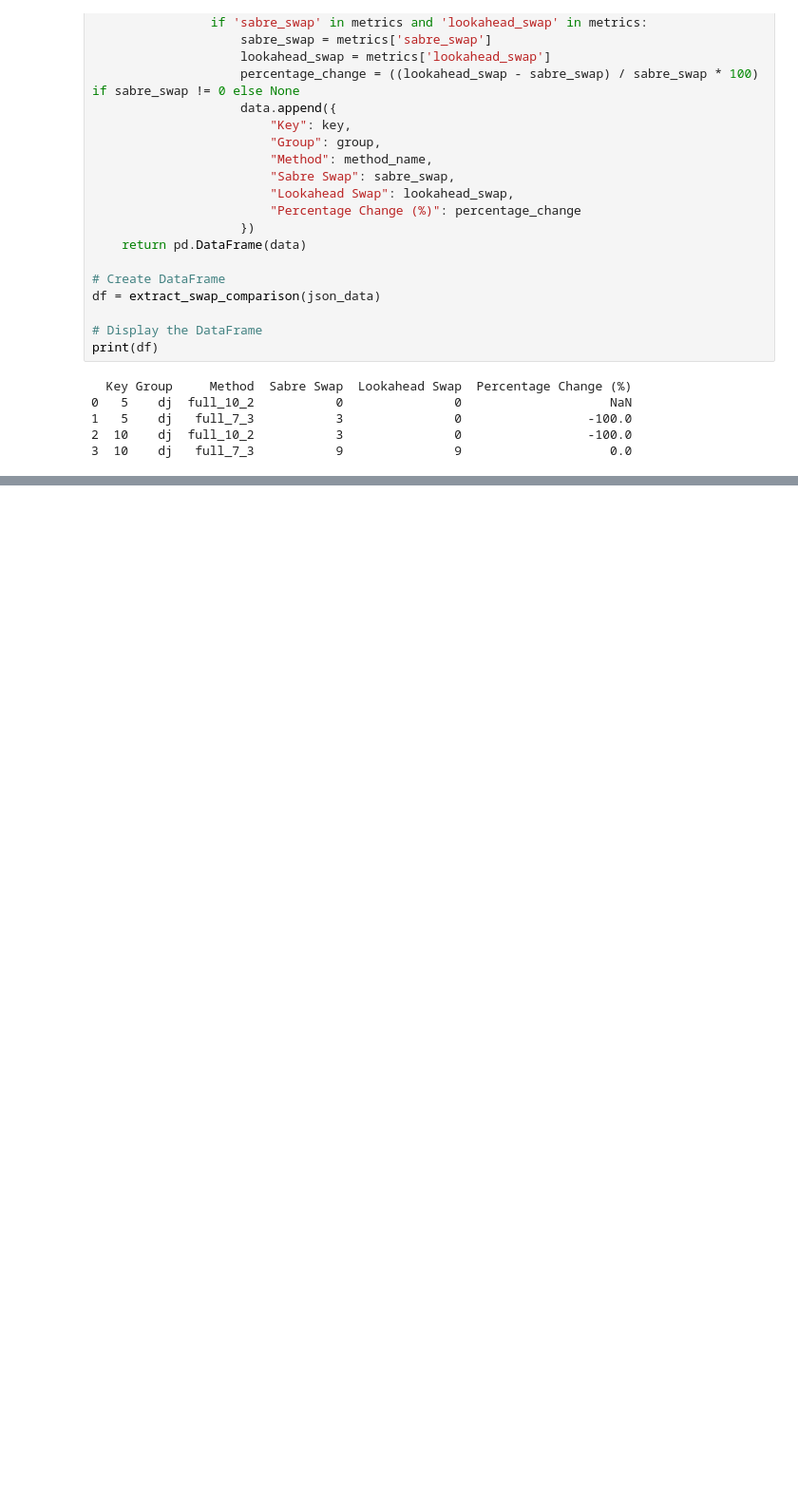
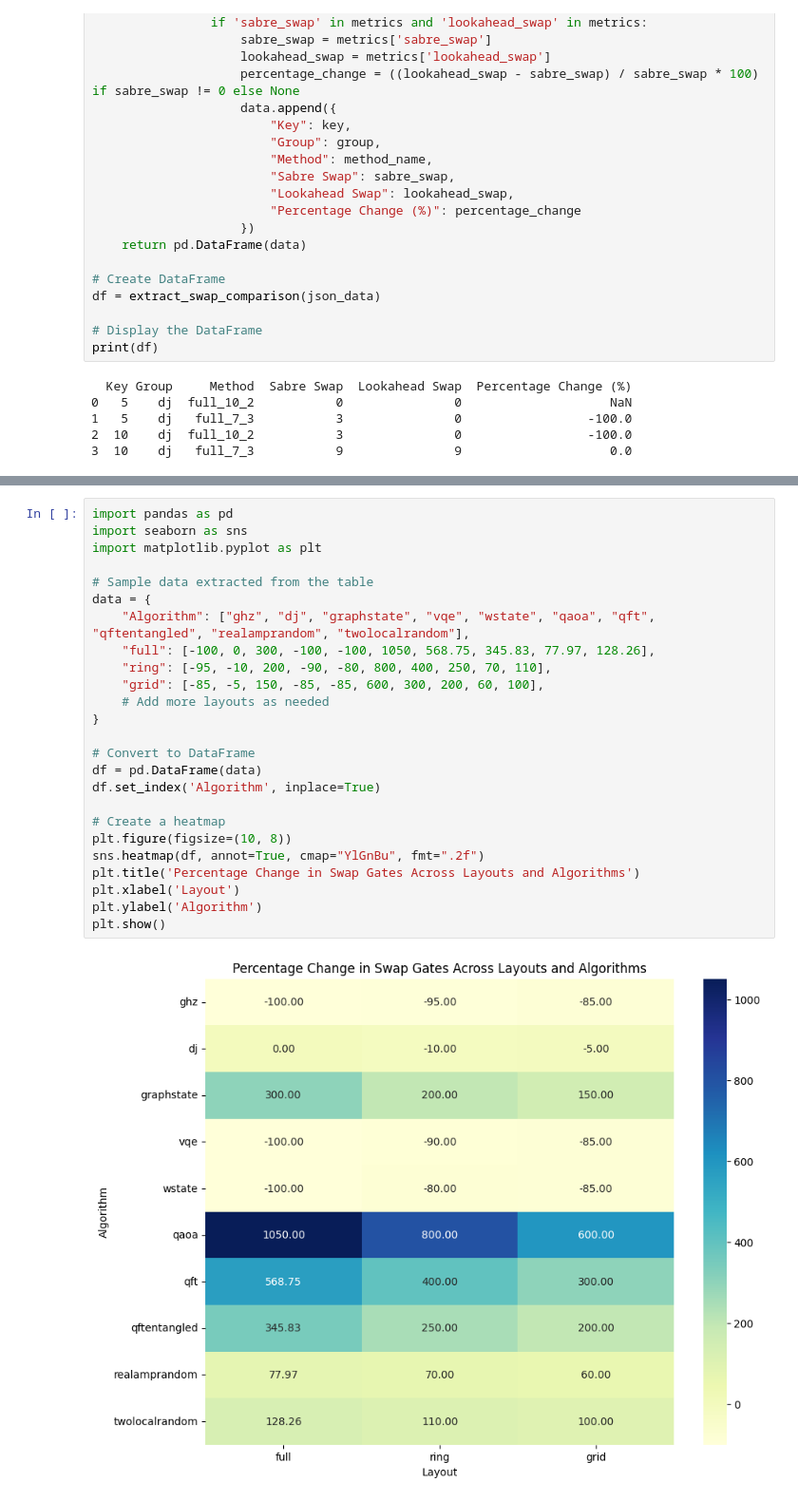
Before and after one commit to natashaval/qubit-mapping-distributed-qc, a Jupyter notebook: 6_plot.ipynb, the cells around one changed output, grey strips where cells are left out. Shown at 95% size. Drawn from its saved outputs; the diff is of its cells as text; blank space fills up the shorter version.

```diff
--- a/6_plot.ipynb
+++ b/6_plot.ipynb
@@ -659,0 +759,27 @@ print(df)
+# %%
+import pandas as pd
+import seaborn as sns
+import matplotlib.pyplot as plt
+
+# Sample data extracted from the table
+data = {
+    "Algorithm": ["ghz", "dj", "graphstate", "vqe", "wstate", "qaoa", "qft", "qftentangled", "realamprandom", "twolocalrandom"],
+    "full": [-100, 0, 300, -100, -100, 1050, 568.75, 345.83, 77.97, 128.26],
+    "ring": [-95, -10, 200, -90, -80, 800, 400, 250, 70, 110],
+    "grid": [-85, -5, 150, -85, -85, 600, 300, 200, 60, 100],
+    # Add more layouts as needed
+}
+
+# Convert to DataFrame
+df = pd.DataFrame(data)
+df.set_index('Algorithm', inplace=True)
+
+# Create a heatmap
+plt.figure(figsize=(10, 8))
+sns.heatmap(df, annot=True, cmap="YlGnBu", fmt=".2f")
+plt.title('Percentage Change in Swap Gates Across Layouts and Algorithms')
+plt.xlabel('Layout')
+plt.ylabel('Algorithm')
+plt.show()
+# %% [output]
+[figure, added]
```
Also changed, not shown: parts of 4 cells of this notebook, 16 other files.
